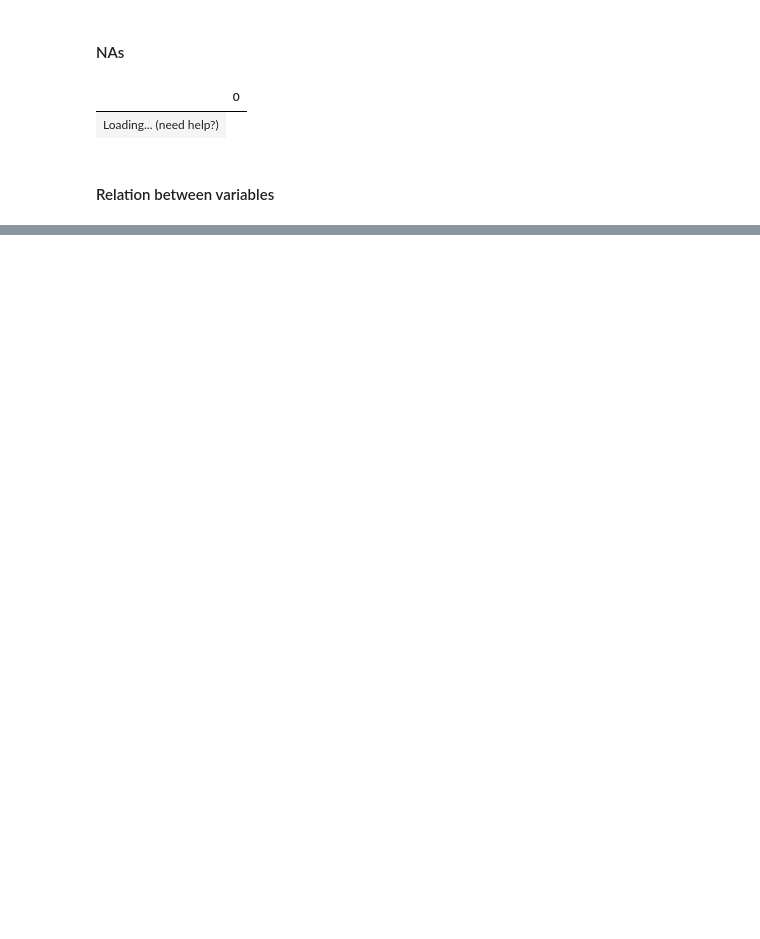
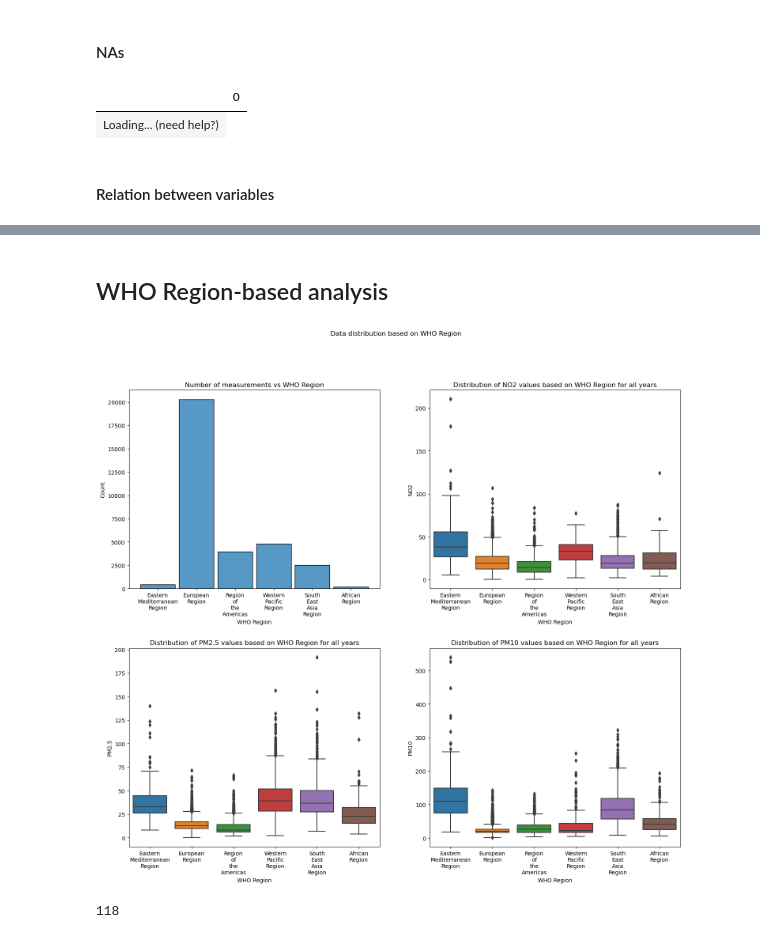
Before and after one commit to adis92202/EDA_Project, a Jupyter notebook: notebooks/analysis.ipynb, the cells around one changed output, grey strips where cells are left out. Drawn from its saved outputs; the diff is of its cells as text; code cells hidden in the pictures; blank space fills up the shorter version.

Commit message:
Started EDA for WHO Regions

```diff
--- a/notebooks/analysis.ipynb
+++ b/notebooks/analysis.ipynb
@@ -41,0 +49,4 @@ data
+# %%
+data["PM2.5"] = data["PM2.5"].astype(float)
+data["PM2.5 temporal coverage"] = data["PM2.5 temporal coverage"].astype(float)
+data.dtypes
@@ -78,0 +107,5 @@ plt.show()
+# %%
+na_slice = data[data["WHO Region"].isna()].copy()
+na_slice.fillna({"WHO Region": "European Region"}, inplace=True)
+data.update(na_slice)
+data[data["ISO3"] == "LIE"]
@@ -78,0 +127,33 @@ plt.show()
+# %% [markdown]
+## WHO Region-based analysis
+# %%
+xlabels = [x.replace(" ", "\n") for x in data["WHO Region"].unique()]
+xlabels
+
+fig, ax = plt.subplots(2, 2, figsize=(18, 15))
+
+sns.histplot(data=data, x="WHO Region", ax=ax[0, 0], shrink=0.9)
+ax[0, 0].set_xticks(ticks=range(len(xlabels)), labels=xlabels)
+ax[0, 0].set(title="Number of measurements vs WHO Region")
+
+sns.boxplot(data=data, y="NO2", x="WHO Region", ax=ax[0, 1])
+ax[0, 1].set_xticks(ticks=range(len(xlabels)), labels=xlabels)
+ax[0, 1].set(title="Distribution of NO2 values based on WHO Region for all years")
+
+sns.boxplot(data=data, y="PM2.5", x="WHO Region", ax=ax[1, 0])
+ax[1, 0].set_xticks(ticks=range(len(xlabels)), labels=xlabels)
+ax[1, 0].set(title="Distribution of PM2.5 values based on WHO Region for all years")
+
+sns.boxplot(data=data, y="PM10", x="WHO Region", ax=ax[1, 1])
+ax[1, 1].set_xticks(ticks=range(len(xlabels)), labels=xlabels)
+ax[1, 1].set(title="Distribution of PM10 values based on WHO Region for all years")
+
+plt.suptitle("Data distribution based on WHO Region")
+plt.subplots_adjust(hspace=0.3, wspace=0.2)
+plt.show()
+# %% [output]
+[figure, added]
+# %%
+len(data["WHO Country Name"].unique())
+# %% [output]
+118
```
Also changed, not shown: parts of 14 cells of this notebook.
